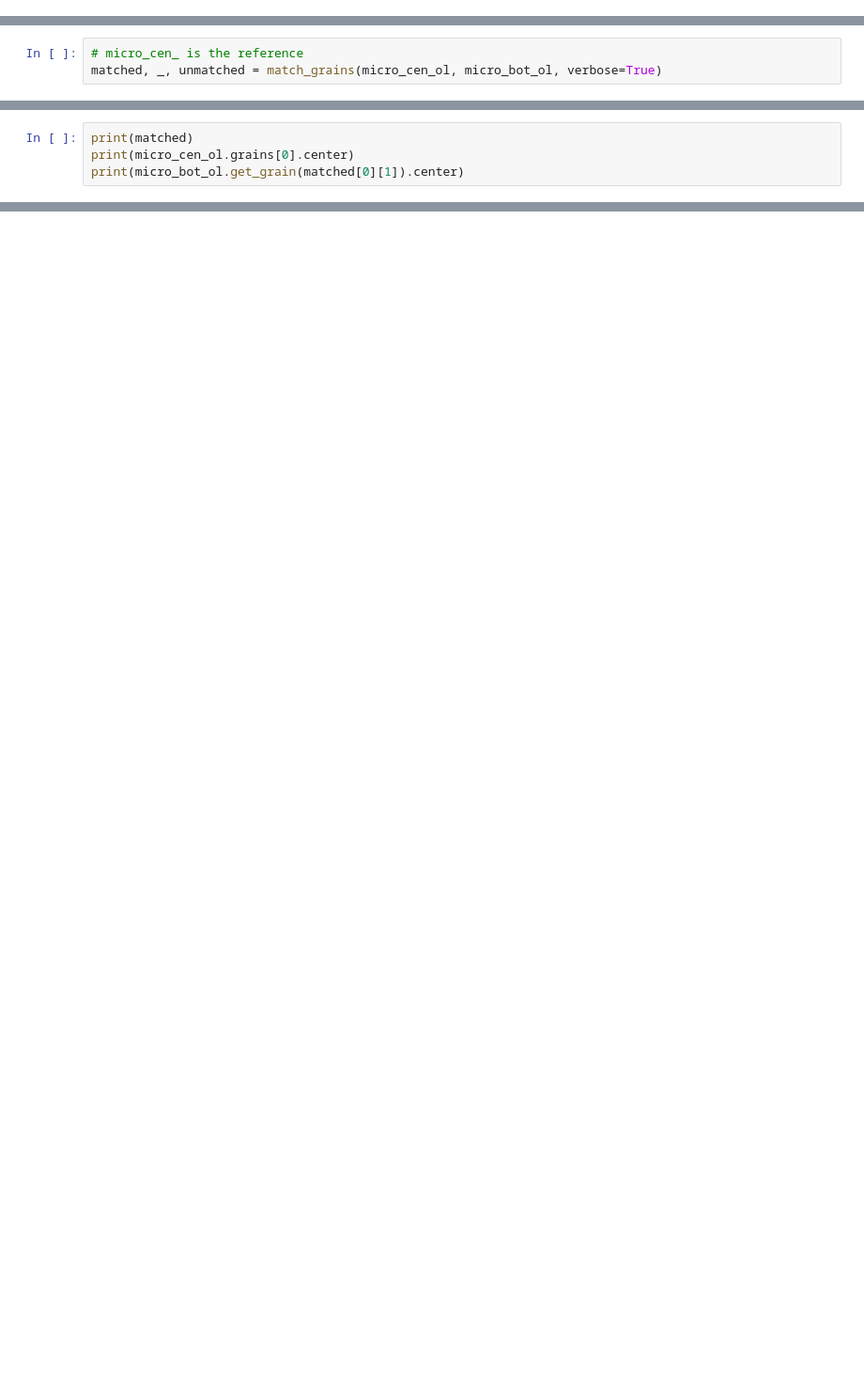
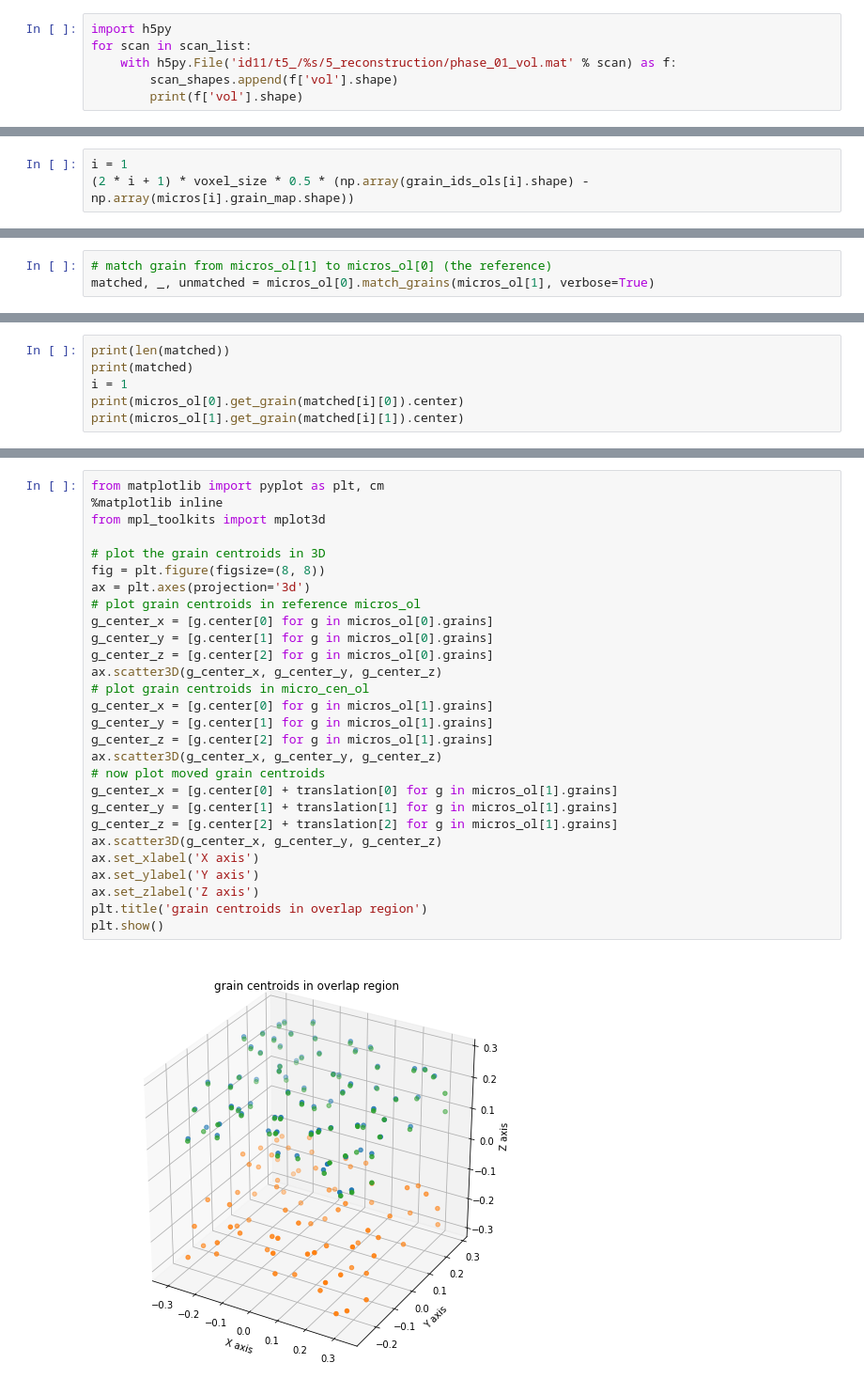
Before and after one commit to heprom/Ti7_ESRF, a Jupyter notebook: T5/T5_dct_merging.ipynb, the cells around one changed output, grey strips where cells are left out. Shown at 94% size. Saved outputs shown, nothing was run; the diff lists cells and outputs as text; blank space fills up the shorter version.

```diff
--- a/T5/T5_dct_merging.ipynb
+++ b/T5/T5_dct_merging.ipynb
@@ -50,0 +34,6 @@ True
+# %%
+import h5py
+for scan in scan_list:
+    with h5py.File('id11/t5_/%s/5_reconstruction/phase_01_vol.mat' % scan) as f:
+        scan_shapes.append(f['vol'].shape)
+        print(f['vol'].shape)
@@ -186,0 +125,3 @@ print(dims_cen)
+# %%
+i = 1
+(2 * i + 1) * voxel_size * 0.5 * (np.array(grain_ids_ols[i].shape) - np.array(micros[i].grain_map.shape))
@@ -309,4 +186,4 @@ def match_grains(micro1, micro2, use_grain_ids=None, verbose=False):
 # %%
-# micro_cen_ is the reference
-matched, _, unmatched = match_grains(micro_cen_ol, micro_bot_ol, verbose=True)
+# match grain from micros_ol[1] to micros_ol[0] (the reference)
+matched, _, unmatched = micros_ol[0].match_grains(micros_ol[1], verbose=True)
 # %% [output]
@@ -330,5 +207,7 @@ done with matching
 # %%
+print(len(matched))
 print(matched)
-print(micro_cen_ol.grains[0].center)
-print(micro_bot_ol.get_grain(matched[0][1]).center)
+i = 1
+print(micros_ol[0].get_grain(matched[i][0]).center)
+print(micros_ol[1].get_grain(matched[i][1]).center)
 # %% [output]
@@ -685,0 +275,30 @@ done with writing
+# %%
+from matplotlib import pyplot as plt, cm
+%matplotlib inline
+from mpl_toolkits import mplot3d
+
+# plot the grain centroids in 3D
+fig = plt.figure(figsize=(8, 8))
+ax = plt.axes(projection='3d')
+# plot grain centroids in reference micros_ol
+g_center_x = [g.center[0] for g in micros_ol[0].grains]
+g_center_y = [g.center[1] for g in micros_ol[0].grains]
+g_center_z = [g.center[2] for g in micros_ol[0].grains]
+ax.scatter3D(g_center_x, g_center_y, g_center_z)
+# plot grain centroids in micro_cen_ol
+g_center_x = [g.center[0] for g in micros_ol[1].grains]
+g_center_y = [g.center[1] for g in micros_ol[1].grains]
+g_center_z = [g.center[2] for g in micros_ol[1].grains]
+ax.scatter3D(g_center_x, g_center_y, g_center_z)
+# now plot moved grain centroids
+g_center_x = [g.center[0] + translation[0] for g in micros_ol[1].grains]
+g_center_y = [g.center[1] + translation[1] for g in micros_ol[1].grains]
+g_center_z = [g.center[2] + translation[2] for g in micros_ol[1].grains]
+ax.scatter3D(g_center_x, g_center_y, g_center_z)
+ax.set_xlabel('X axis')
+ax.set_ylabel('Y axis')
+ax.set_zlabel('Z axis')
+plt.title('grain centroids in overlap region')
+plt.show()
+# %% [output]
+[figure, added]
```
Also changed, not shown: parts of 83 cells of this notebook, 7 other files.
